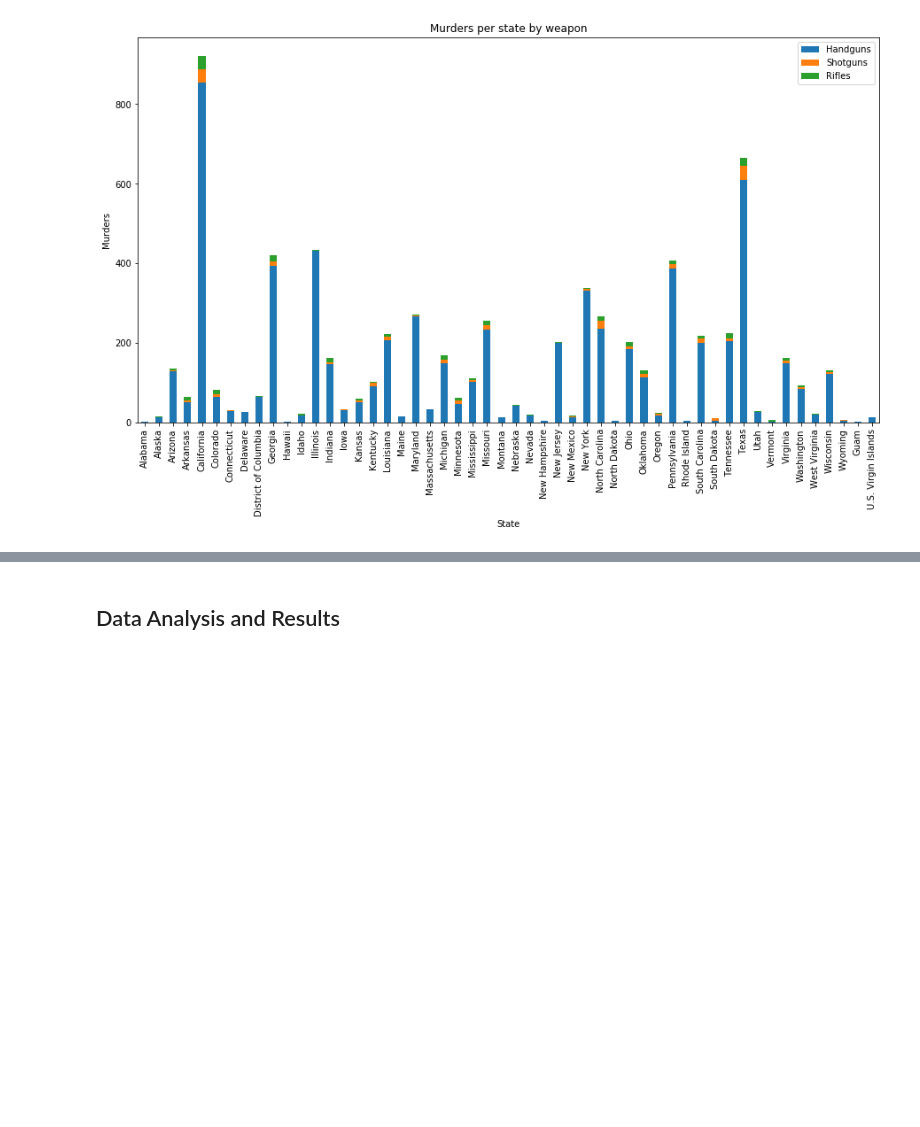
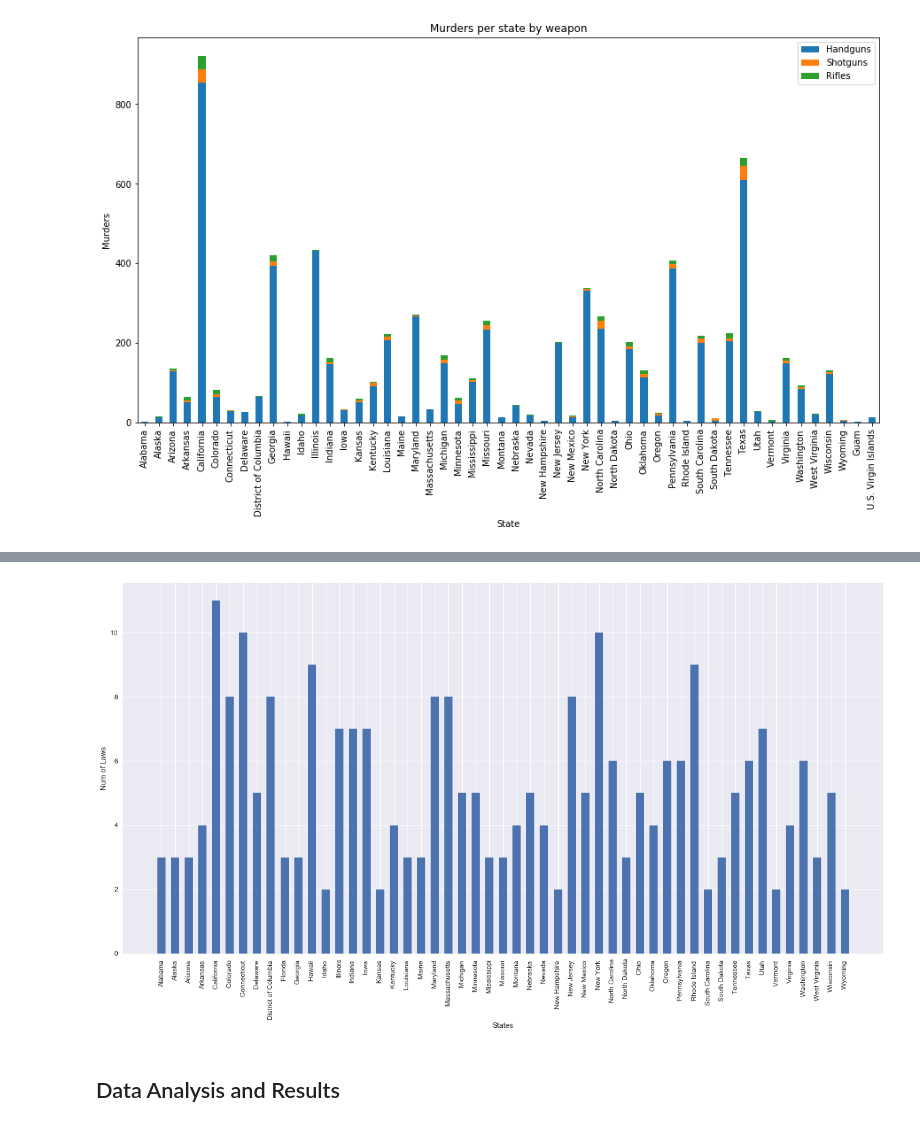
Before and after one commit to tyc024/Cogs108-Final-Project, a Jupyter notebook: FinalProject.ipynb, the cells around one changed output, grey strips where cells are left out. Saved outputs shown, nothing was run; the diff lists cells and outputs as text; code cells hidden in the pictures; blank space fills up the shorter version.

```diff
--- a/FinalProject.ipynb
+++ b/FinalProject.ipynb
@@ -49,6 +67,8 @@ import statsmodels.api as sm
 df_shootings = pd.read_csv(open('shootings.csv'))
 df_background_checks = pd.read_csv(open('nics-firearm-background-checks.csv'))
 murder_by_state_by_weapon = pd.read_csv(open("murderByStateByWeapon.csv"))
+df_gun_laws = pd.read_csv(open('gun_laws_bright.csv'))
+df_gun_laws_self = pd.read_csv(open('self_gun_laws.csv'))
 # %% [markdown]
 ### Dataset 1
 # %%
@@ -211,0 +275,14 @@ murder_by_state_by_weapon_VS_mass_shootings = murder_by_state_by_weapon_VS_mass_
+# %%
+df_gun_laws_self.columns = ['states', 'laws', 'handguns']
+df_gun_laws_self.head()
+self_state = df_gun_laws_self.states.unique()
+
+df_gun_laws_self.drop(df_gun_laws_self.index[0], inplace=True)
+df_gun_laws_self['states'].fillna('state', inplace = True)
+
+for i, state in df_gun_laws_self.iterrows():
+    if state[0] == "state":
+        df_gun_laws_self.states[i] = df_gun_laws_self.states[i-1]
+
+df_gun_laws_self = df_gun_laws_self[(df_gun_laws_self['handguns'] == 'Yes') | (df_gun_laws_self['handguns'] == 'yes')]
+df_law_count = df_gun_laws_self.groupby('states').count()
@@ -212,3 +291,13 @@ murder_by_state_by_weapon_VS_mass_shootings = murder_by_state_by_weapon_VS_mass_
+# %%
+# Clean data for df incidents vs gun laws linear regression
+df_incident_41=df_incident.drop(df_incident.index[[7]])
+df_incident_41.columns=['incident']
+df_gun_laws=df_gun_laws.set_index('State')
+df_gun_laws_41=df_gun_laws.drop(['Alaska','Hawaii','Idaho','Maine','New Hampshire','North Dakota','Utah','West Virginia','Wyoming'])
+
+# Clean data for df incidents vs self gun laws linear regression
+df_law_count = df_law_count[['laws']]
+df_law_count_42=df_law_self.drop(df_law_self.index[[1,11,12,19,29,34,44,48,50]])
 # %% [markdown]
 ## Data Visualization
 # %% [markdown]
@@ -326,3 +423,19 @@ array([[<matplotlib.axes._subplots.AxesSubplot object at 0x...>,
+# %%
+x = df_law_count.index
+y = df_law_count['laws']
+
+plt.bar(x,y, width=0.6, align='center')
+plt.xlabel('States')
+plt.xticks(rotation=90)
+plt.ylabel('Num of Laws')
+fig_size = plt.rcParams["figure.figsize"]
+fig_size[0] = 10
+fig_size[1] = 5
+plt.rcParams["figure.figsize"] = fig_size
+# print(fig_size)
+plt.show()
+# %% [output]
+[figure, added]
 # %% [markdown]
 ## Data Analysis and Results
 # %% [markdown]
```
Also changed, not shown: parts of 52 cells of this notebook.
